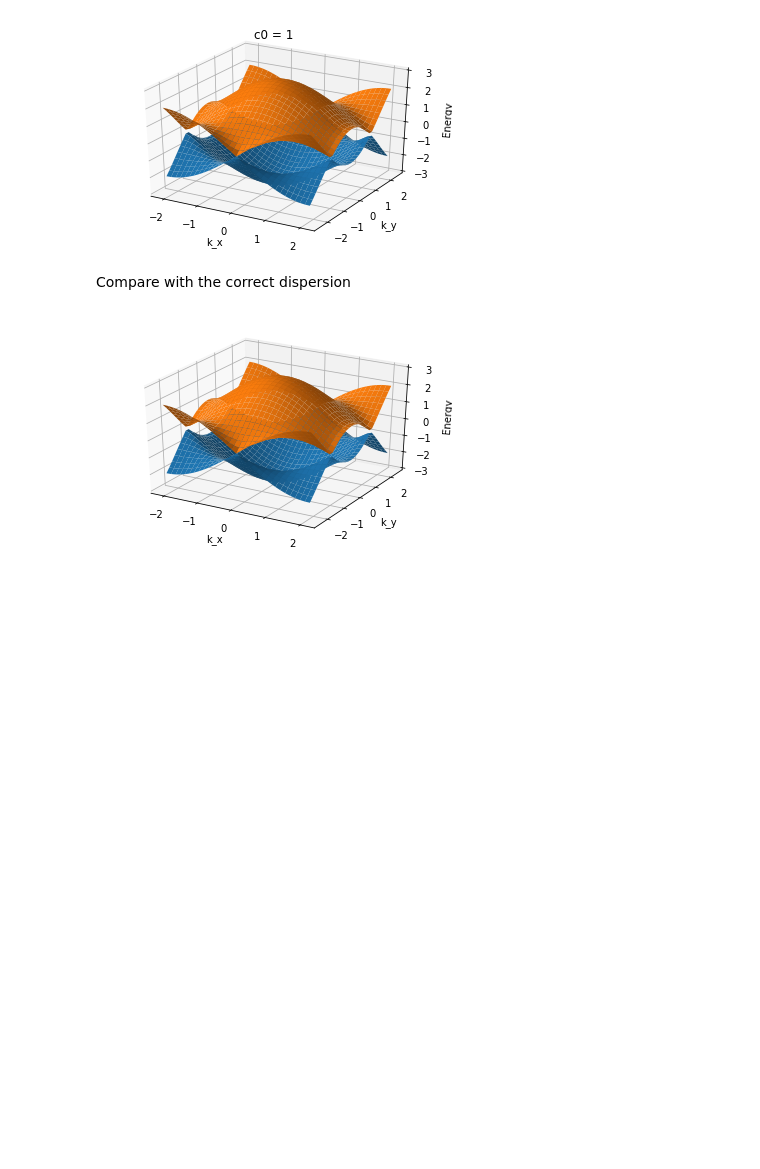
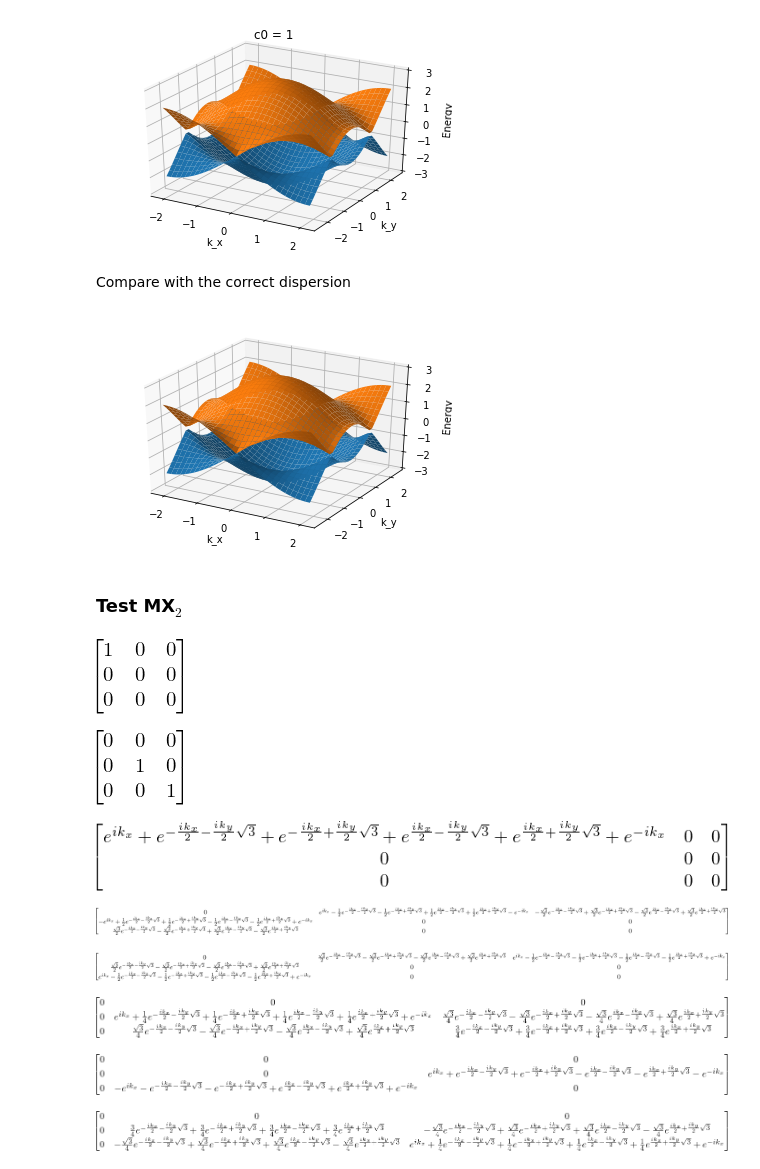
Before and after one commit to quantum-tinkerer/qsymm, a Jupyter notebook: model_to_kwant.ipynb, the cells around one changed output. Cells and saved outputs as stored; diff of their text form; code cells hidden in the pictures; blank space fills up the shorter version.

```diff
--- a/model_to_kwant.ipynb
+++ b/model_to_kwant.ipynb
@@ -91,3 +91,51 @@ wrapped = kwant.wraparound.wraparound(bulk).finalized()
 kwant.wraparound.plot_2d_bands(wrapped);
 # %% [output]
 [figure]
+# %% [markdown]
+### Test MX$_2$
+# %%
+# Time reversal
+TR = qsymm.PointGroupElement(sympy.eye(2), True, False, np.eye(3))
+
+# Mirror symmetry
+Mx = qsymm.PointGroupElement(sympy.Matrix([[-1, 0], [0, 1]]), False, False, np.diag([1, -1, 1]))
+
+# Threefold rotation on d_z^2, d_xy, d_x^2-y^2 states.
+C3U = np.array([[1, 0, 0],
+                 [0, -0.5, -np.sqrt(3)/2],
+                 [0, np.sqrt(3)/2, -0.5]])
+# Could also use the predefined representation of rotations on d-orbitals
+Ld = qsymm.groups.L_matrices(3, 2)
+C3U2 = qsymm.groups.spin_rotation(2 * np.pi * np.array([0, 0, 1/3]), Ld)
+# Restrict to d_z^2, d_xy, d_x^2-y^2 states
+mask = np.array([1, 2 ,0])
+C3U2 = C3U2[mask][:, mask]
+assert np.allclose(C3U, C3U2)
+
+# The spatial part of the symmetry must be provided as a symbolic matrix
+# or an integer array
+sphi = 2*sympy.pi/3
+C3R = sympy.Matrix([[sympy.cos(sphi), -sympy.sin(sphi)],
+                     [sympy.sin(sphi), sympy.cos(sphi)]])
+C3 = qsymm.PointGroupElement(C3R, False, False, C3U)
+
+symmetries = [TR, Mx, C3]
+# %%
+# One site per unit cell (M atom), with three orbitals
+norbs = OrderedDict({'M': 3})
+# %%
+# Hopping to a neighbouring atom one primitive lattice vector away
+hopping_vectors = [('M', 'M', [1, 0])]
+# %%
+family = qsymm.bloch_family(hopping_vectors, symmetries, norbs)
+# %%
+qsymm.display_family(family, nsimplify=True)
+# %% [output]
+[figure, added]
+[figure, added]
+[figure, added]
+[figure, added]
+[figure, added]
+[figure, added]
+[figure, added]
+[figure, added]
```
Also changed, not shown: parts of 3 cells of this notebook, 1 other file.
